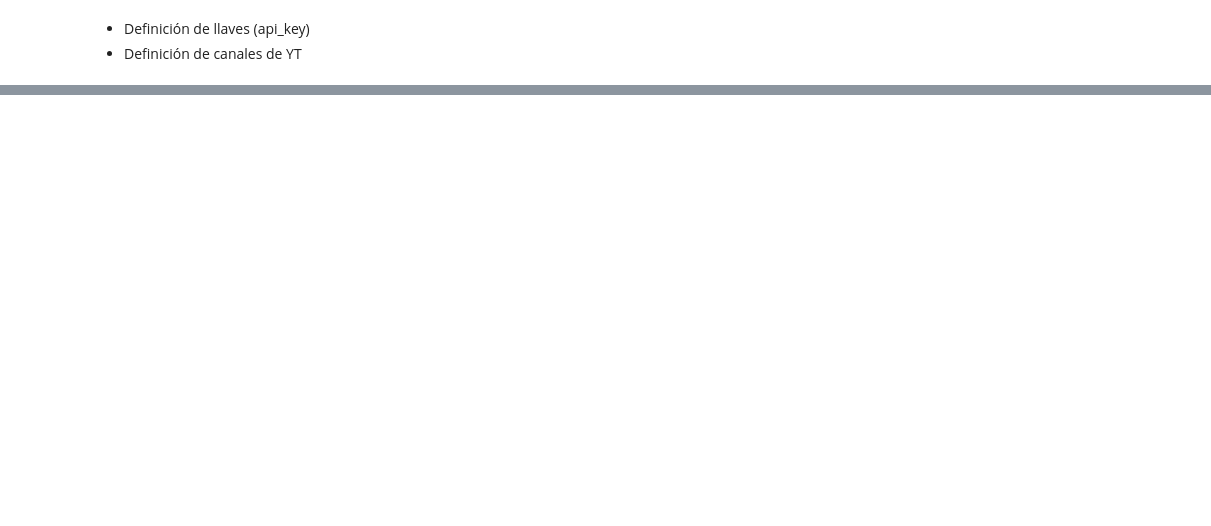
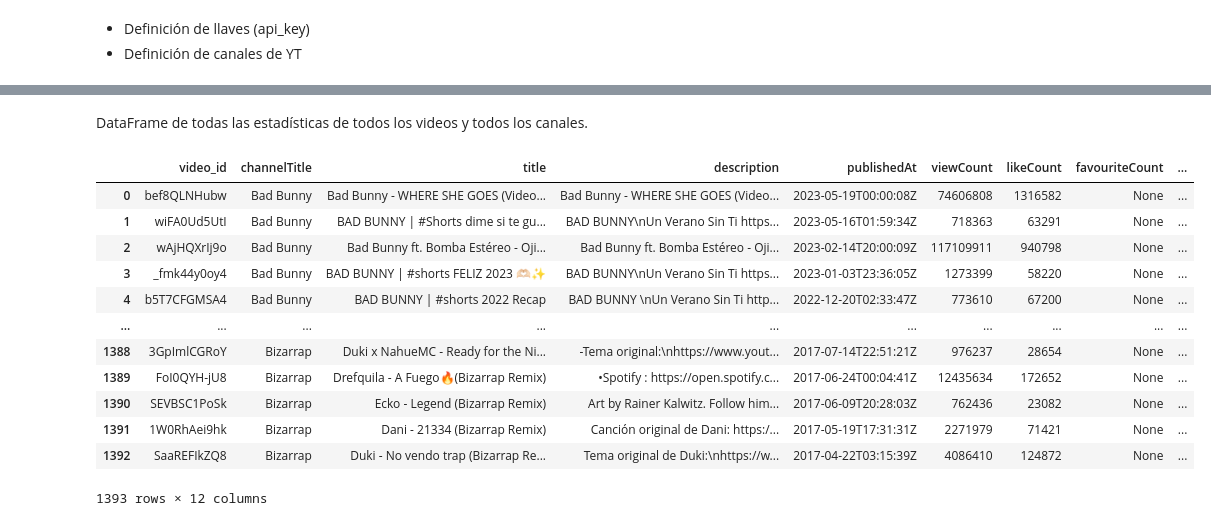
Before and after one commit to JonatanAlpirez/YT_Project, a Jupyter notebook: src/YT_Project.ipynb, the cells around one changed output, grey strips where cells are left out. Cells and saved outputs as stored; diff of their text form; code cells hidden in the pictures; blank space fills up the shorter version.

```diff
--- a/src/YT_Project.ipynb
+++ b/src/YT_Project.ipynb
@@ -183,0 +254,24 @@ Channel: 6 videos: 100
+# %% [markdown]
+DataFrame de todas las estadísticas de todos los videos y todos los canales.
+# %%
+list_all_videos = []
+for i in video_std:
+    list_all_videos += i
+
+list_all_videos = pd.DataFrame(list_all_videos)
+list_all_videos
+#print(len(list_all_videos))
+# %% [output]
+|  | video_id | channelTitle | title | description | publishedAt | viewCount | likeCount | favouriteCount | ... |
+| 0 | bef8QLNHubw | Bad Bunny | Bad Bunny - WHERE SHE GOES (Video... | Bad Bunny - WHERE SHE GOES (Video... | 2023-05-19T00:00:08Z | 74606808 | 1316582 | None | ... |
+| 1 | wiFA0Ud5UtI | Bad Bunny | BAD BUNNY | #Shorts dime si te gu... | BAD BUNNY\nUn Verano Sin Ti https... | 2023-05-16T01:59:34Z | 718363 | 63291 | None | ... |
+| 2 | wAjHQXrIj9o | Bad Bunny | Bad Bunny ft. Bomba Estéreo - Oji... | Bad Bunny ft. Bomba Estéreo - Oji... | 2023-02-14T20:00:09Z | 117109911 | 940798 | None | ... |
+| 3 | _fmk44y0oy4 | Bad Bunny | BAD BUNNY | #shorts FELIZ 2023 🫶🏻✨ | BAD BUNNY\nUn Verano Sin Ti https... | 2023-01-03T23:36:05Z | 1273399 | 58220 | None | ... |
+| 4 | b5T7CFGMSA4 | Bad Bunny | BAD BUNNY | #shorts 2022 Recap | BAD BUNNY \nUn Verano Sin Ti http... | 2022-12-20T02:33:47Z | 773610 | 67200 | None | ... |
+| ... | ... | ... | ... | ... | ... | ... | ... | ... | ... |
+| 1388 | 3GpImlCGRoY | Bizarrap | Duki x NahueMC - Ready for the Ni... | -Tema original:\nhttps://www.yout... | 2017-07-14T22:51:21Z | 976237 | 28654 | None | ... |
+| 1389 | FoI0QYH-jU8 | Bizarrap | Drefquila - A Fuego🔥(Bizarrap Remix) | •Spotify : https://open.spotify.c... | 2017-06-24T00:04:41Z | 12435634 | 172652 | None | ... |
+| 1390 | SEVBSC1PoSk | Bizarrap | Ecko - Legend (Bizarrap Remix) | Art by Rainer Kalwitz. Follow him... | 2017-06-09T20:28:03Z | 762436 | 23082 | None | ... |
+| 1391 | 1W0RhAei9hk | Bizarrap | Dani - 21334 (Bizarrap Remix) | Canción original de Dani: https:/... | 2017-05-19T17:31:31Z | 2271979 | 71421 | None | ... |
+| 1392 | SaaREFIkZQ8 | Bizarrap | Duki - No vendo trap (Bizarrap Re... | Tema original de Duki:\nhttps://w... | 2017-04-22T03:15:39Z | 4086410 | 124872 | None | ... |
+1393 rows × 12 columns
```
Also changed, not shown: parts of 19 cells of this notebook, 1 other file.
